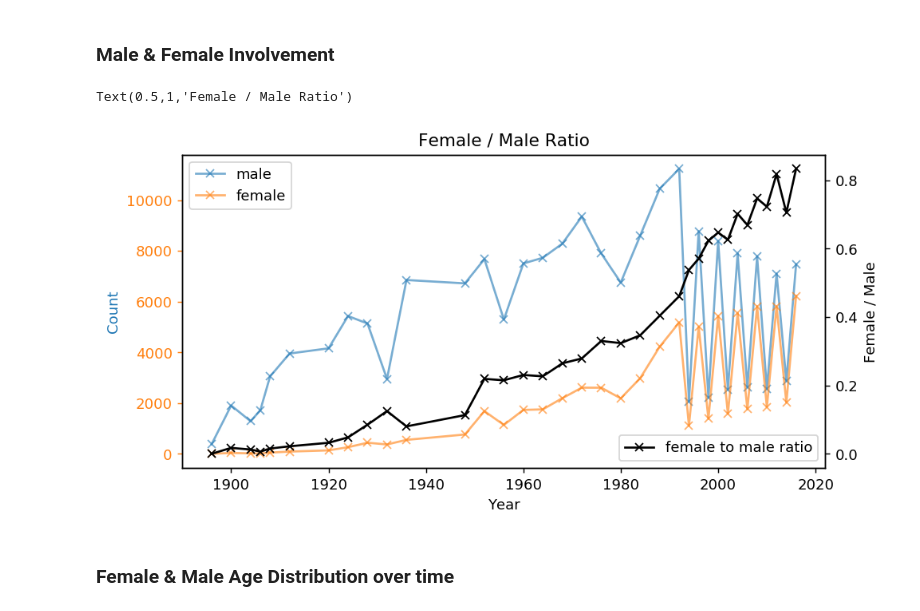
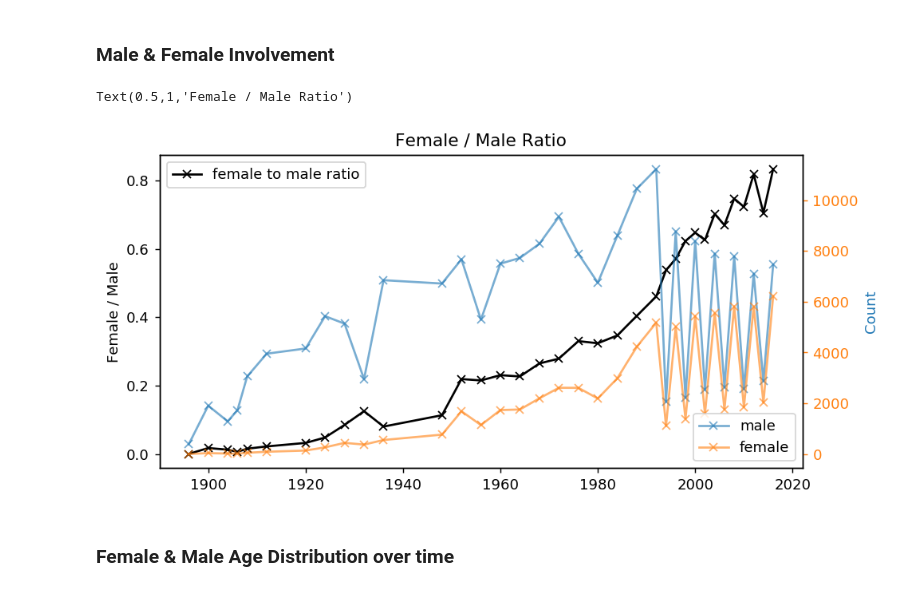
Before and after one commit to yasirdin/kaggle-olympic, a Jupyter notebook: data_exploration_v1.ipynb, the cells around one changed output. Drawn from its saved outputs; the diff is of its cells as text; code cells hidden in the pictures.

Commit message:
cleaned up missing data plots

```diff
--- a/data_exploration_v1.ipynb
+++ b/data_exploration_v1.ipynb
@@ -691,23 +720,24 @@ ratio = female_count / male_count
 # %%
 # plotting
 fig, ax1 = plt.subplots()
 
-ax1.plot(male_count.index, male_count.values, 'x-', label='male', alpha=0.6)
-ax1.plot(female_count.index, female_count.values, 'x-', label='female', alpha=0.6)
+ax1.plot(ratio, 'x-', label='female to male ratio', color='k')
 ax1.legend(loc='upper left')
-ax1.set_ylabel('Count', color='#1f77b4')
-ax1.tick_params('y', colors='#ff7f0e')
-ax1.set_xlabel('Year')
+ax1.set_ylabel('Female / Male')
 
 ax2 = ax1.twinx()
-ax2.plot(ratio, 'x-', label='female to male ratio', color='k')
+ax2.plot(male_count.index, male_count.values, 'x-', label='male', alpha=0.6)
+ax2.plot(female_count.index, female_count.values, 'x-', label='female', alpha=0.6)
 ax2.legend(loc='lower right')
-ax2.set_ylabel('Female / Male')
+ax2.set_ylabel('Count', color='#1f77b4')
+ax2.tick_params('y', colors='#ff7f0e')
+ax2.set_xlabel('Year')
+
 
 plt.title('Female / Male Ratio')
 # %% [output]
 Text(0.5,1,'Female / Male Ratio')
-[figure, old version]
+[figure, new version]
 # %% [markdown]
 ### Female & Male Age Distribution over time
 # %% [markdown]
```
Also changed, not shown: parts of 5 cells of this notebook, 2 other files.
